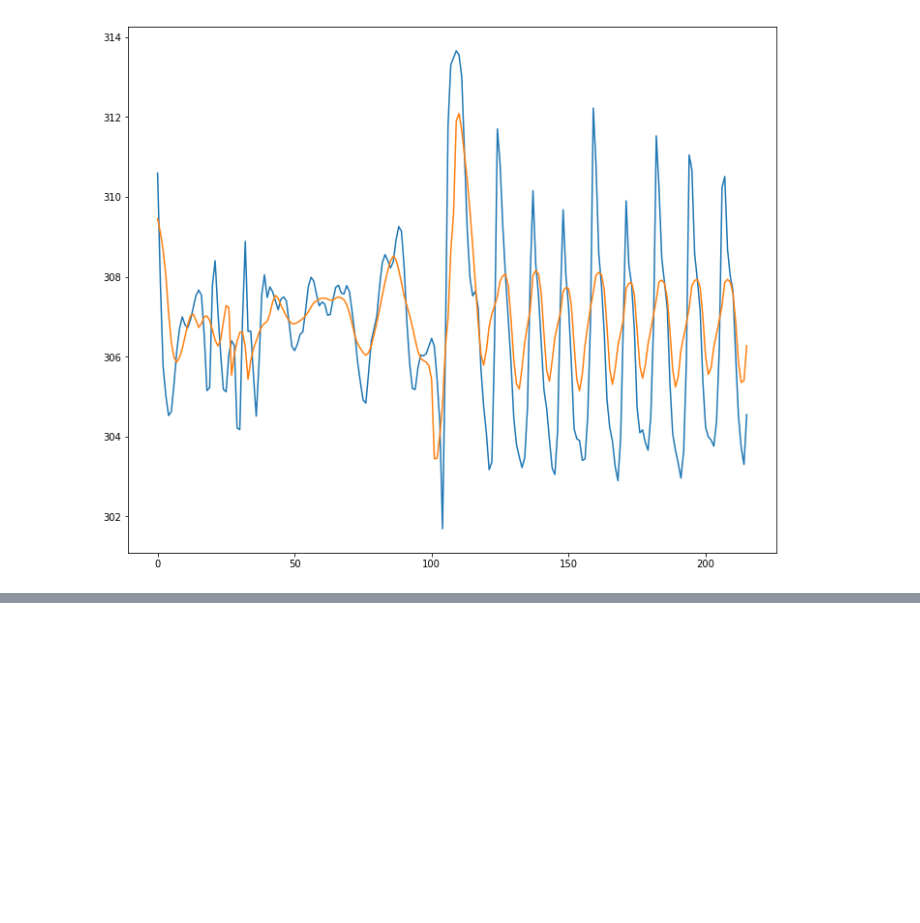
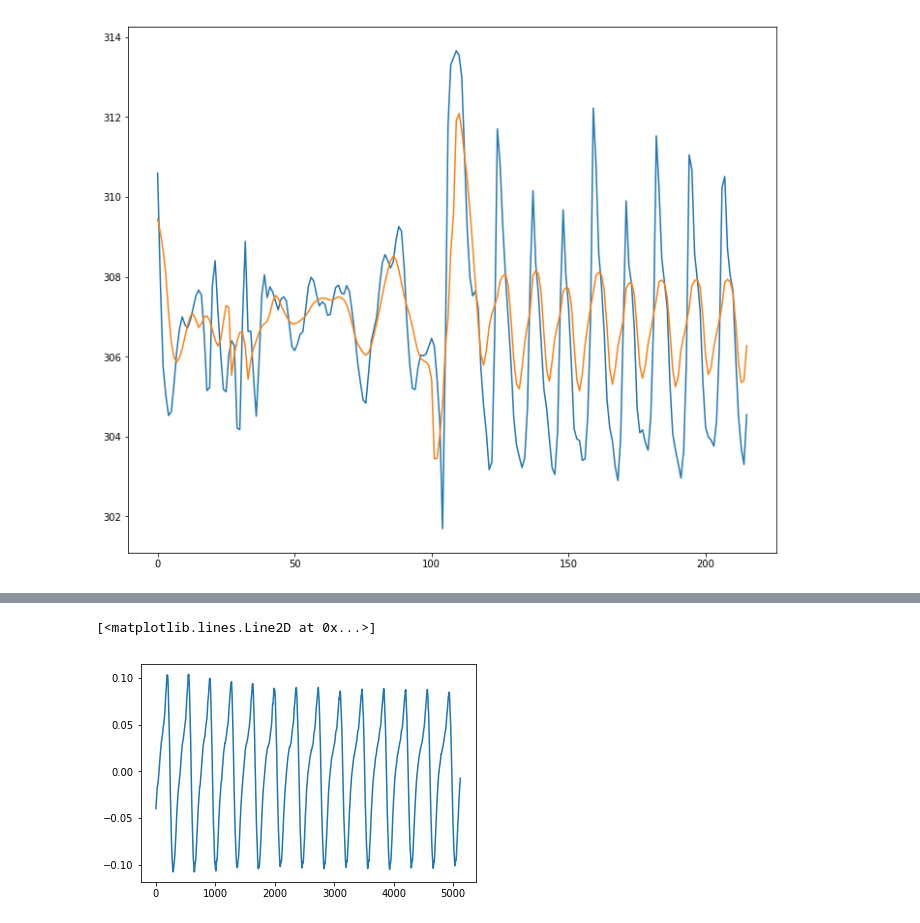
Before and after one commit to baconpaul/disquiet, a Jupyter notebook: disquiet0419/ChoralSynthesis.ipynb, the cells around one changed output, grey strips where cells are left out. Drawn from its saved outputs; the diff is of its cells as text; code cells hidden in the pictures; blank space fills up the shorter version.

```diff
--- a/disquiet0419/ChoralSynthesis.ipynb
+++ b/disquiet0419/ChoralSynthesis.ipynb
@@ -141,0 +179,8 @@ for k in allFileData.keys():
+# %%
+used = {}
+for i in range( 49 ):
+    p = pow( 2.0, i / 12.0 ) * 261.63 / 4
+    f,s,u = samplesNearFrequency(p)
+    print( 60-12-12+i, p, " ", len(f) )
+    for e in f:
+        used[e] = True
@@ -141,0 +211,3 @@ for k in allFileData.keys():
+# %%
+(f,s,fl) = samplesNearFrequency(130.815)
+len(fl)
@@ -141,0 +218,9 @@ for k in allFileData.keys():
+# %%
+block_size=512
+nchunks = 10
+chunkWindow = 5
+random.seed(173204)
+obs = []
+for i in range(15):
+    obs.append( fl[ random.randint(0,len(fl)) ] )
+obs
@@ -141,0 +243,14 @@ for k in allFileData.keys():
+# %%
+(fn,sp) = obs[0]
+da = allFileData[fn]
+start = (sp-chunkWindow) * block_size
+if( start < 0 ):
+    start = 0
+end = ( sp + chunkWindow ) * block_size
+if( end >= len(da)):
+    end = len(da)
+seg = da[start:end]
+plt.plot(seg)
+# %% [output]
+[<matplotlib.lines.Line2D at 0x...>]
+[figure, added]
```
Also changed, not shown: parts of 11 cells of this notebook.
